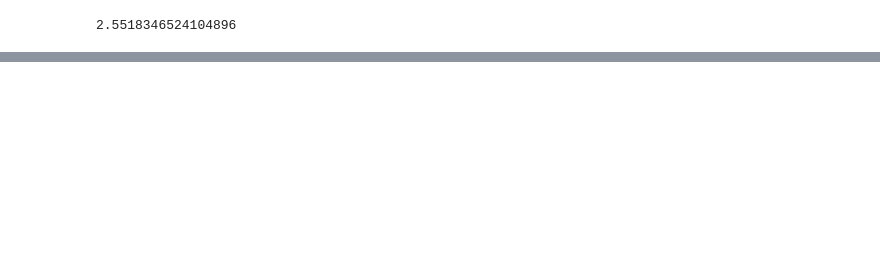
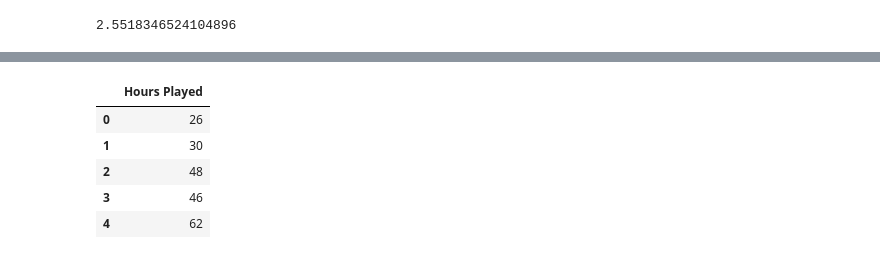
Before and after one commit to norifumi92/data_analysis_learning_module, a Jupyter notebook: Chapter8_決定木/Chapter9_決定木_2.ipynb, the cells around one changed output, grey strips where cells are left out. Saved outputs shown, nothing was run; the diff lists cells and outputs as text; code cells hidden in the pictures; blank space fills up the shorter version.

```diff
--- a/Chapter8_決定木/Chapter9_決定木_2.ipynb
+++ b/Chapter8_決定木/Chapter9_決定木_2.ipynb
@@ -59,0 +145,10 @@ print(SDR)
+# %%
+y = data.iloc[:,3:4]
+y.head()
+# %% [output]
+|  | Hours Played |
+| 0 | 26 |
+| 1 | 30 |
+| 2 | 48 |
+| 3 | 46 |
+| 4 | 62 |
```
Also changed, not shown: parts of 22 cells of this notebook, 3 other files.
